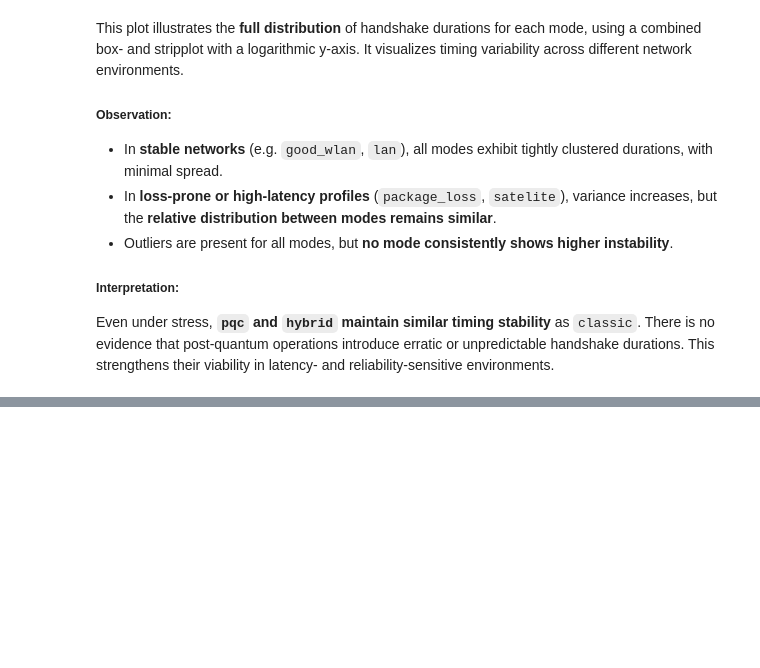
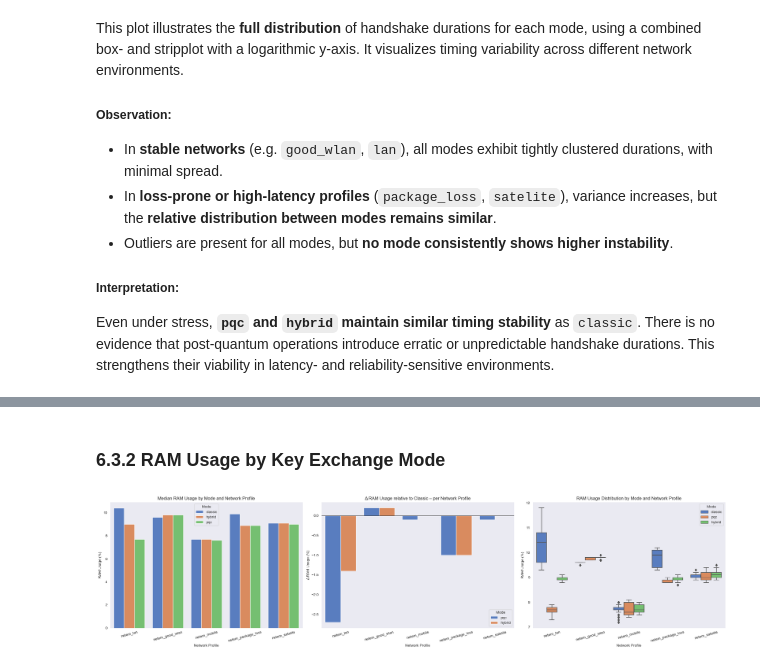
Before and after one commit to LucaBreh/HybridKEX, a Jupyter notebook: analytics/notebooks/03_analysis_and_visualization.ipynb, the cells around one changed output, grey strips where cells are left out. Drawn from its saved outputs; the diff is of its cells as text; code cells hidden in the pictures; blank space fills up the shorter version.

```diff
--- a/analytics/notebooks/03_analysis_and_visualization.ipynb
+++ b/analytics/notebooks/03_analysis_and_visualization.ipynb
@@ -709,0 +793,58 @@ Even under stress, **`pqc` and `hybrid` maintain similar timing stability** as `
+# %% [markdown]
+### 6.3.2 RAM Usage by Key Exchange Mode
+# %%
+# Median RAM per netem × mode
+ram_medians = df_client.groupby(["netem", "mode"])["ram_percent"].median().unstack()
+ram_medians = ram_medians.loc[profile_order]
+# %%
+fig, axes = plt.subplots(1, 3, figsize=(24, 6))
+
+# Absolute RAM Usage – Medianwerte pro Profile & Mode
+ram_melted = ram_medians.reset_index().melt(id_vars="netem", var_name="mode", value_name="ram")
+
+sns.barplot(
+    data=ram_melted,
+    x="netem",
+    y="ram",
+    hue="mode",
+    palette="muted",
+    ax=axes[0]
+)
+axes[0].set_title("Median RAM Usage by Mode and Network Profile")
+axes[0].set_ylabel("RAM Usage (%)")
+axes[0].set_xlabel("Network Profile")
+axes[0].tick_params(axis='x', rotation=15)
+axes[0].grid(axis="y")
+axes[0].legend(title="Mode")
+
+# Δ RAM Usage relative to Classic
+sns.barplot(data=ram_delta, x="netem", y="delta_ram", hue="mode", palette="muted", ax=axes[1])
+axes[1].axhline(0, color="black", linewidth=1)
+axes[1].set_title("Δ RAM Usage relative to Classic – per Network Profile")
+axes[1].set_ylabel("Δ RAM Usage (%)")
+axes[1].set_xlabel("Network Profile")
+axes[1].tick_params(axis='x', rotation=15)
+axes[1].grid(axis="y")
+axes[1].legend(title="Mode")
+
+# RAM Usage Distribution by Mode and Network Profile
+sns.boxplot(
+    data=df_client,
+    x="netem",
+    y="ram_percent",
+    hue="mode",
+    order=profile_order,
+    palette="muted",
+    ax=axes[2]
+)
+axes[2].set_title("RAM Usage Distribution by Mode and Network Profile")
+axes[2].set_ylabel("RAM Usage (%)")
+axes[2].set_xlabel("Network Profile")
+axes[2].tick_params(axis='x', rotation=15)
+axes[2].grid(axis="y")
+axes[2].legend(title="Mode")
+
+plt.tight_layout()
+plt.show()
+# %% [output]
+[figure, added]
```
Also changed, not shown: parts of 13 cells of this notebook, 1 other file.
